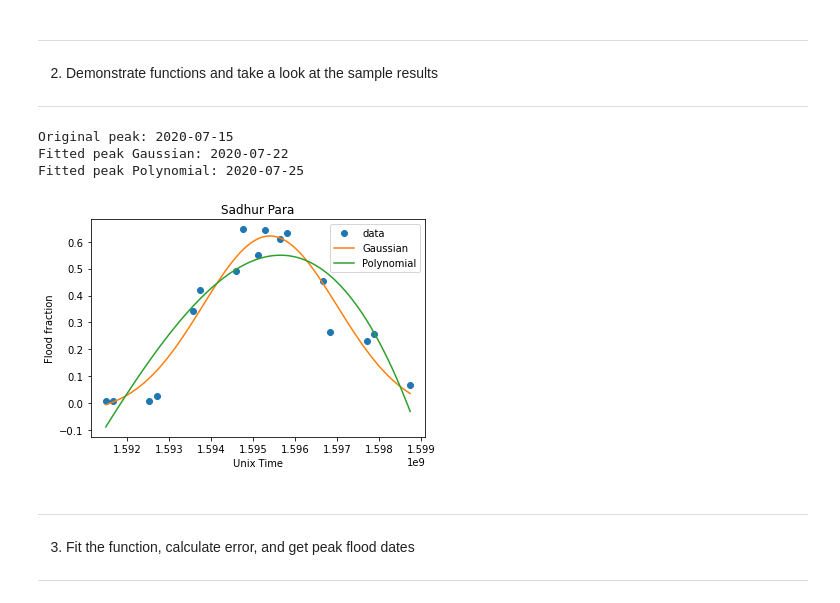
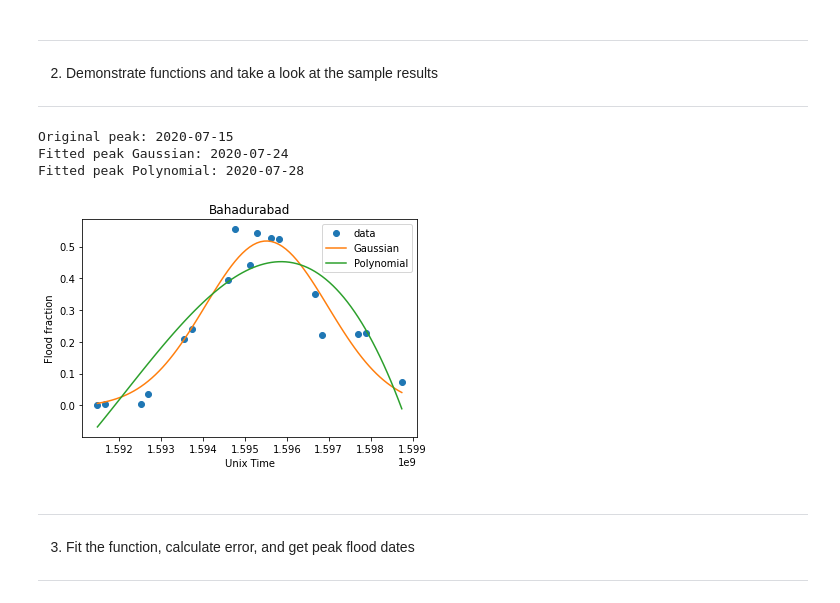
Before and after one commit to OCHA-DAP/pa-bangladesh-aa, a Jupyter notebook: notebooks/20201023_Funcfit.ipynb, the cells around one changed output. Drawn from its saved outputs; the diff is of its cells as text; code cells hidden in the pictures.

```diff
--- a/notebooks/20201023_Funcfit.ipynb
+++ b/notebooks/20201023_Funcfit.ipynb
@@ -37,39 +37,39 @@ df1 = pd.read_csv('data/processed/{}_flood_extent_sentinel.csv'.format(ADM_GRP))
 ---
 # %%
 # 0. Select admin region from the grouped data
-sel = 6 # Index to select an admin region
+sel = 7 # Index to select an admin region
 sel_col = ADM_GRP+'_PCODE'
 sel_area = df1[sel_col].unique()[sel]
 df2 = df1.loc[df1[sel_col] == sel_area].reset_index()
 
 # 1. Get the x and y
 x,y = ff.get_xy(df2)[0], ff.get_xy(df2)[1]
 
 # 2. Fit function to generate new data at daily intervals
 x_new = np.linspace(x[0], x[-1], 85) # 85 is the total number of days in overall temporal extent
 y_new_g = ff.gauss(x_new, *ff.gauss_fit(x, y))
 y_new_p = ff.poly_fit(x_new,x, y, 3)
 
 # 3. Plot the actual and fitted data
 plt.plot(x, y, 'o', label='data')
 plt.plot(x_new, y_new_g, label='Gaussian')
 plt.plot(x_new, y_new_p, label='Polynomial')
 plt.title(df1[ADM_GRP+'_EN'].unique()[sel])
 plt.legend()
 plt.xlabel('Unix Time')
 plt.ylabel('Flood fraction')
 
 # 4. Calculate the peak dates
 print('Original peak: ' + ff.get_peak(x,y))
 print('Fitted peak Gaussian: ' + ff.get_peak(x_new,y_new_g))
 print('Fitted peak Polynomial: ' + ff.get_peak(x_new,y_new_p))
 
 plt.savefig("Results/Fit1.png", bbox_inches='tight', pad_inches=0.2)
 # %% [output]
 Original peak: 2020-07-15
-Fitted peak Gaussian: 2020-07-22
-Fitted peak Polynomial: 2020-07-25
+Fitted peak Gaussian: 2020-07-24
+Fitted peak Polynomial: 2020-07-28
-[figure, old version]
+[figure, new version]
 # %% [markdown]
 ---
 3. Fit the function, calculate error, and get peak flood dates
```
Also changed, not shown: 1 other file.
